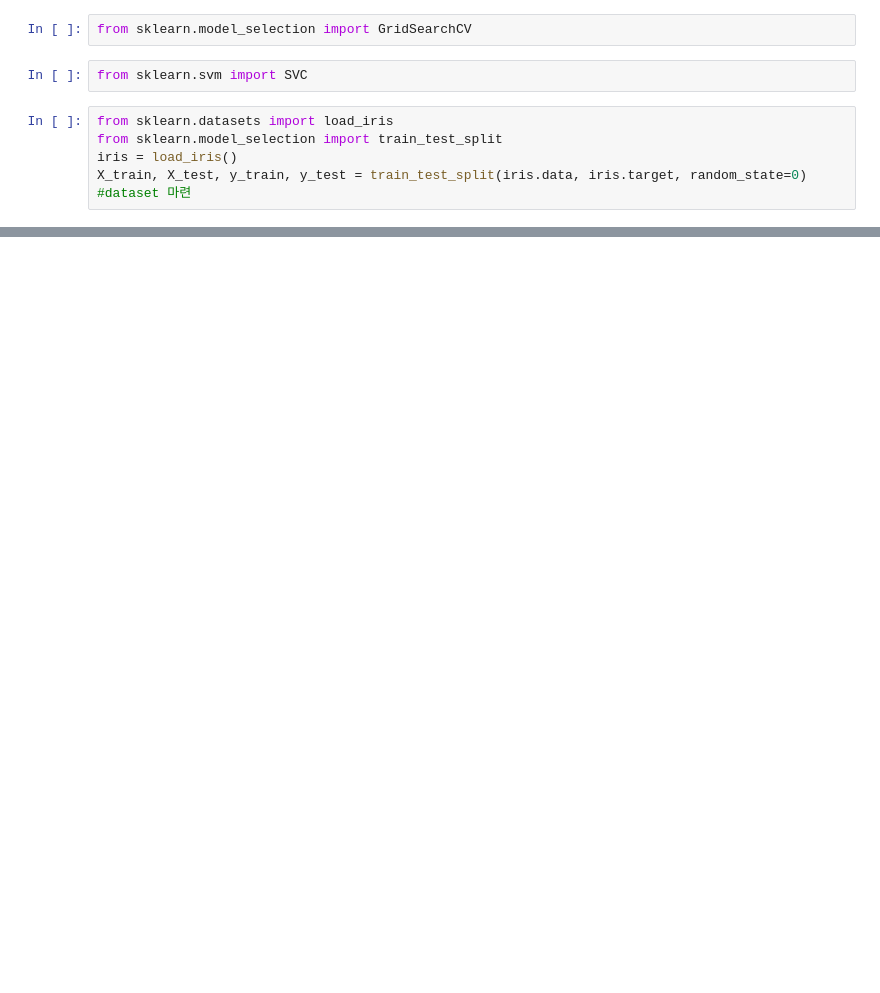
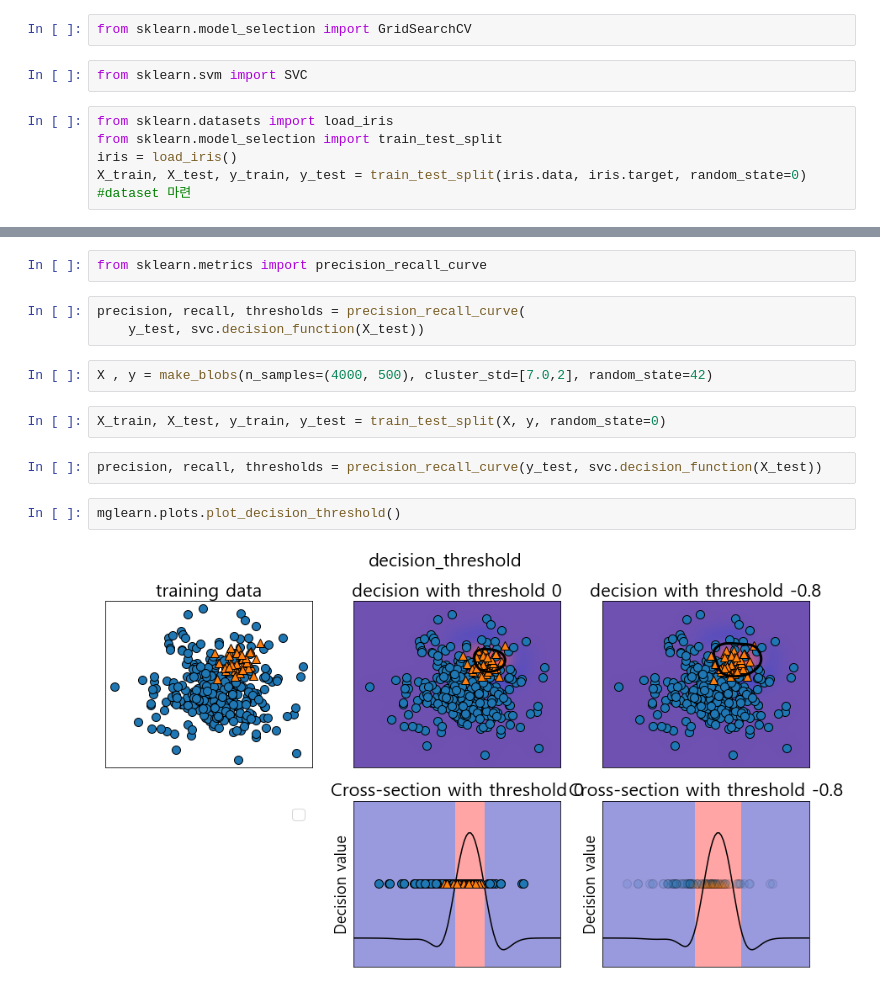
Before and after one commit to gotocernlikelion/study_ai, a Jupyter notebook: day06.ipynb, the cells around one changed output, grey strips where cells are left out. Cells and saved outputs as stored; diff of their text form; blank space fills up the shorter version.

```diff
--- a/day06.ipynb
+++ b/day06.ipynb
@@ -63,0 +317,15 @@ for param_grid, ax in zip([param_grid_linear, param_grid_one_log, param_grid_ran
+# %%
+from sklearn.metrics import precision_recall_curve
+# %%
+precision, recall, thresholds = precision_recall_curve(
+    y_test, svc.decision_function(X_test))
+# %%
+X , y = make_blobs(n_samples=(4000, 500), cluster_std=[7.0,2], random_state=42)
+# %%
+X_train, X_test, y_train, y_test = train_test_split(X, y, random_state=0)
+# %%
+precision, recall, thresholds = precision_recall_curve(y_test, svc.decision_function(X_test))
+# %%
+mglearn.plots.plot_decision_threshold()
+# %% [output]
+[figure, added]
```
Also changed, not shown: parts of 112 cells of this notebook, 1 other file.
